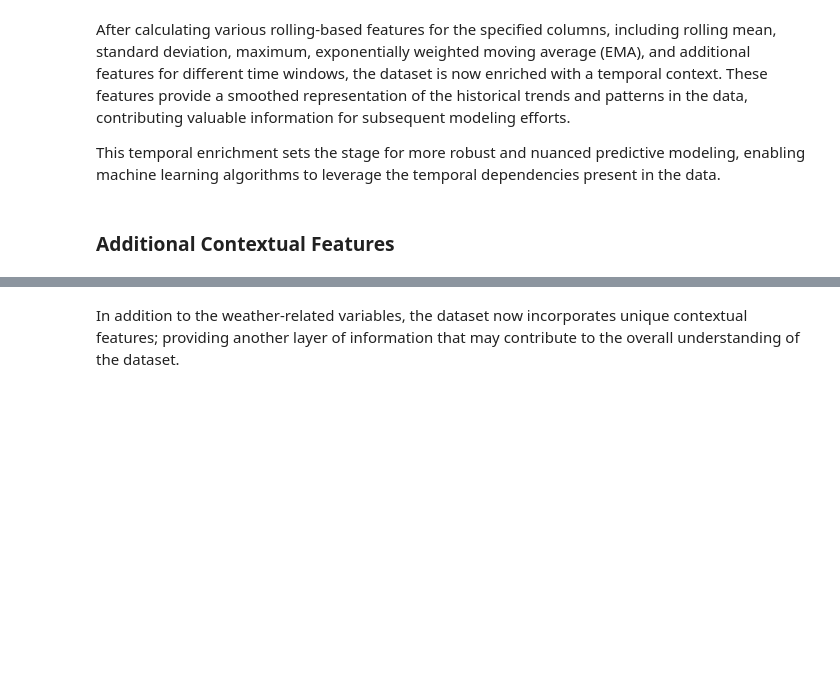
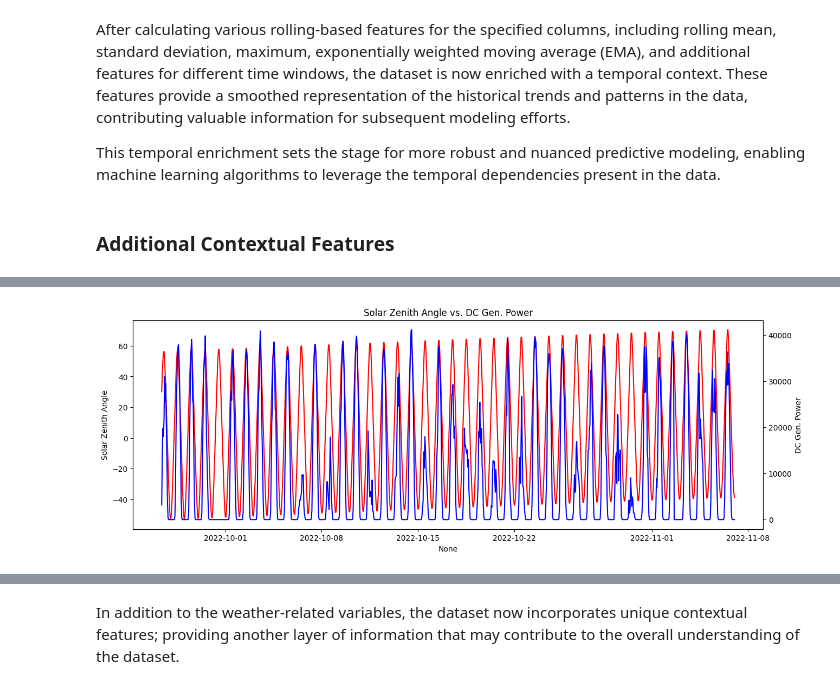
Before and after one commit to Renovus-Tech/solarec-python, a Jupyter notebook: app/ml/notebooks/2 - Feature Engineering.ipynb, the cells around one changed output, grey strips where cells are left out. Cells and saved outputs as stored; diff of their text form; code cells hidden in the pictures; blank space fills up the shorter version.

```diff
--- a/app/ml/notebooks/2 - Feature Engineering.ipynb
+++ b/app/ml/notebooks/2 - Feature Engineering.ipynb
@@ -184,0 +203,9 @@ df['Wind Chill'] = df.apply(lambda row: calculate_wind_chill_celsius(row['Temper
+# %%
+fig, ax = plt.subplots(figsize=(15, 5))
+ax2 = ax.twinx()
+sns.lineplot(x=df.tail(1000).index, y='Solar Zenith Angle', data=df.tail(1000), ax=ax, color='red')
+sns.lineplot(x=df.tail(1000).index, y=TARGET_COLUMN, data=df.tail(1000), ax=ax2, color='blue')
+ax.set_title('Solar Zenith Angle vs. {}'.format(TARGET_COLUMN))
+plt.show()
+# %% [output]
+[figure, added]
```
Also changed, not shown: parts of 8 cells of this notebook, 1 other file.
